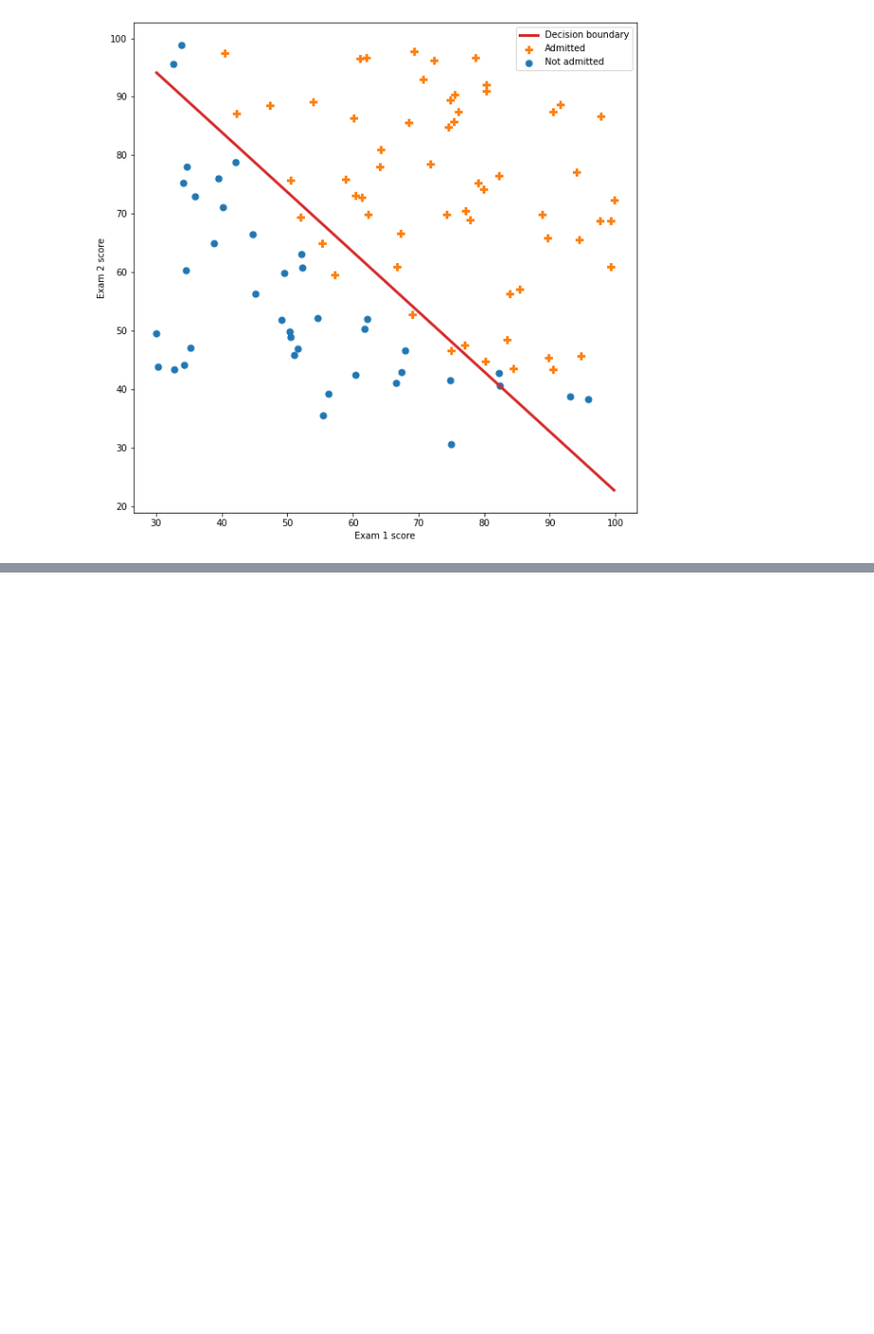
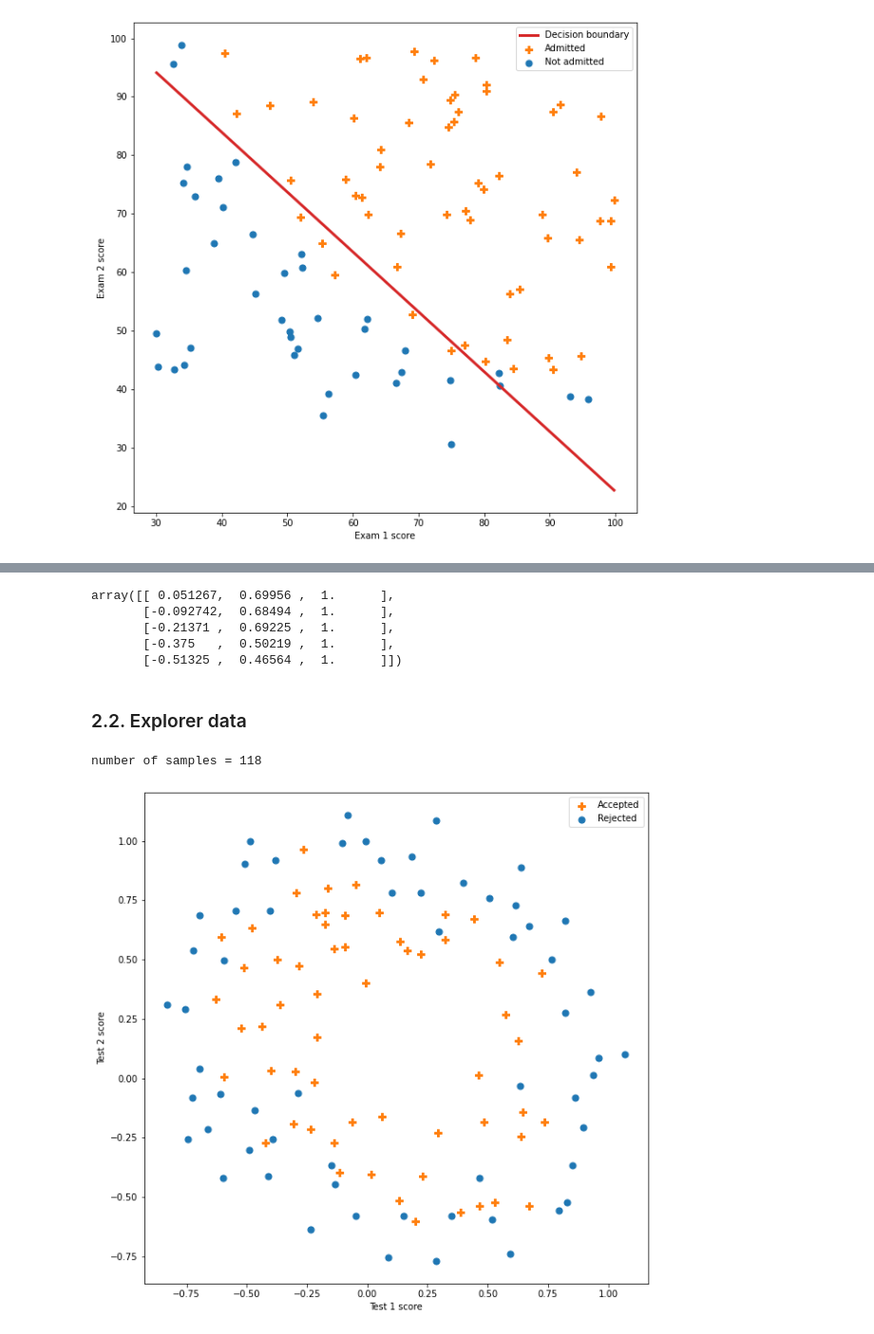
Before and after one commit to vuanhtuan1012/machine-learning, a Jupyter notebook: logistic regression.ipynb, the cells around one changed output, grey strips where cells are left out. Shown: that part at 95% size. Saved outputs shown, nothing was run; the diff lists cells and outputs as text; code cells hidden in the pictures; blank space fills up the shorter version.

```diff
--- a/logistic regression.ipynb
+++ b/logistic regression.ipynb
@@ -115,0 +145,32 @@ plt.show()
+# %%
+DATA_FILE = "w3/ex2data2.txt"
+# %%
+data = np.loadtxt(DATA_FILE, delimiter=",")
+data[:5,:]
+# %% [output]
+array([[ 0.051267,  0.69956 ,  1.      ],
+       [-0.092742,  0.68494 ,  1.      ],
+       [-0.21371 ,  0.69225 ,  1.      ],
+       [-0.375   ,  0.50219 ,  1.      ],
+       [-0.51325 ,  0.46564 ,  1.      ]])
+# %%
+X = data[:,:2]  # microchip tests scores
+Y = data[:,2]  # QA decision
+# %% [markdown]
+### 2.2. Explorer data
+# %%
+print("number of samples = %s" % X.shape[0])
+# %% [output]
+number of samples = 118
+# %%
+scale = 50
+
+fig = plt.figure(figsize=(10,10))
+plt.scatter(X[Y==1,0], X[Y==1,1], label="Accepted", s=scale, marker="P", c="#ff7f0e")
+plt.scatter(X[Y==0,0], X[Y==0,1], label="Rejected", s=scale, marker="o", c="#1f77b4")
+plt.xlabel("Test 1 score")
+plt.ylabel("Test 2 score")
+plt.legend()
+plt.show()
+# %% [output]
+[figure, added]
```
Also changed, not shown: parts of 36 cells of this notebook.
